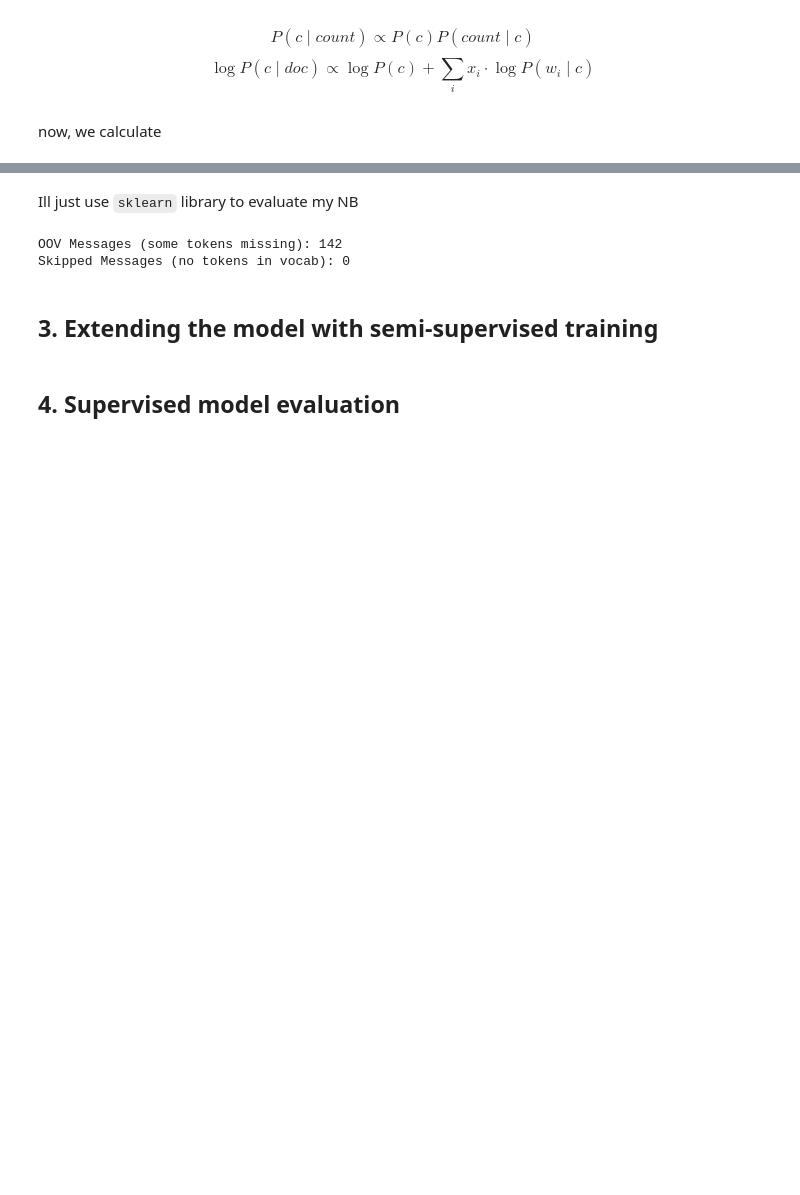
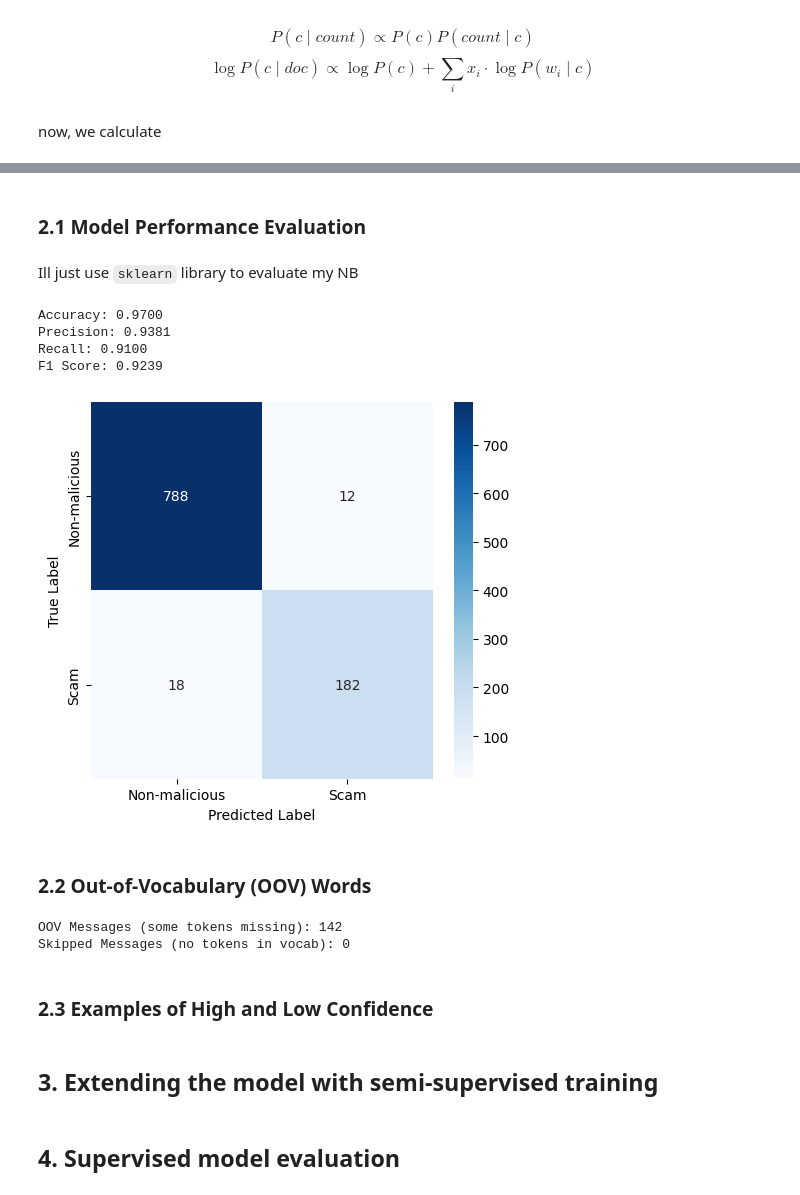
Before and after one commit to yukebin/comp30027-project1, a Jupyter notebook: COMP30027_2025_asst1.ipynb, the cells around one changed output, grey strips where cells are left out. Drawn from its saved outputs; the diff is of its cells as text; code cells hidden in the pictures; blank space fills up the shorter version.

```diff
--- a/COMP30027_2025_asst1.ipynb
+++ b/COMP30027_2025_asst1.ipynb
@@ -47,3 +48,5 @@ def calc_prior(data: pd.DataFrame, label_col: str = 'class') -> Dict[int, float]
     class_counts = data[label_col].value_counts()
     total = class_counts.sum()
     return (class_counts / total).to_dict()
+
+priors = calc_prior(labelled_train)
@@ -70,10 +78,12 @@ def calc_likelihood(X: np.ndarray, y: np.ndarray, alpha: float = 1.0) -> Dict[in
     likelihoods = {}
 
     for c in classes:
-        X_c = X[np.where(y == c)[0]]
-        word_counts = X_c.sum(axis=0)
-        word_counts = np.asarray(word_counts).flatten()
+        X_c = X[y == c]                                 # rows for class c (y == c) is a mask
+        word_counts = X_c.sum(axis=0)                   # sum over rows → word frequency vector
+        word_counts = np.asarray(word_counts).flatten() # convert to 1D array
         total_count = word_counts.sum()
         likelihoods[c] = (word_counts + alpha) / (total_count + alpha * vocab_size)
 
     return likelihoods
+
+likelihoods = calc_likelihood(X, y)
@@ -101,7 +153,0 @@ def get_predictive_words(likelihoods, vocab, top_n=10):
-# %%
-priors = calc_prior(labeled_train)
-likelihoods = calc_likelihood(X, y)
-
-# print("Prior probabilities:")
-# for c, p in priors.items():
-#     print(f"Class {c} ({'scam' if c==1 else 'non-malicious'}): {p:.4f}")
@@ -171,2 +196,4 @@ predicted_labels, confidence_ratios = predict_batch(test_texts, priors, likeliho
+# %% [markdown]
+### 2.1 Model Performance Evaluation
 # %% [markdown]
 Ill just use `sklearn` library to evaluate my NB
@@ -195,3 +200,38 @@ conf_matrix = confusion_matrix(true_labels, predicted_labels)
+# %%
+def eval_model(y_true: np.ndarray, y_pred: np.ndarray) -> Dict[str, float]:
+    return {
+        "Accuracy": accuracy_score(y_true, y_pred),
+        "Precision": precision_score(y_true, y_pred),
+        "Recall": recall_score(y_true, y_pred),
+        "F1 Score": f1_score(y_true, y_pred)
+    }
+
+def print_eval(eval: Dict[str, float]) -> None:
+    for metric, value in eval.items():
+        print(f"{metric}: {value:.4f}")
+
+def plot_confusion_matrix(y_true: np.ndarray, y_pred: np.ndarray) -> None:
+    plt.figure(figsize=(5, 4.5))
+    cm = confusion_matrix(y_true, y_pred)
+    sns.heatmap(cm, annot=True, fmt='d', cmap='Blues',
+                xticklabels=['Non-malicious', 'Scam'],
+                yticklabels=['Non-malicious', 'Scam'])
+    plt.xlabel('Predicted Label')
+    plt.ylabel('True Label')
+    plt.tight_layout()
+    plt.show()
+# %%
+eval_results = eval_model(true_labels, predicted_labels)
+print_eval(eval_results)
+plot_confusion_matrix(true_labels, predicted_labels)
+# %% [output]
+Accuracy: 0.9700
+Precision: 0.9381
+Recall: 0.9100
+F1 Score: 0.9239
+[figure, added]
+# %% [markdown]
+### 2.2 Out-of-Vocabulary (OOV) Words
 # %%
 oov_messages = 0
 skipped_messages = 0
@@ -209,6 +249,8 @@ print(f"Skipped Messages (no tokens in vocab): {skipped_messages}")
 # %% [output]
 OOV Messages (some tokens missing): 142
 Skipped Messages (no tokens in vocab): 0
+# %% [markdown]
+### 2.3 Examples of High and Low Confidence
 # %%
 test_df['prediction'] = predicted_labels
 test_df['confidence_ratio'] = confidence_ratios
```
Also changed, not shown: parts of 27 cells of this notebook.
